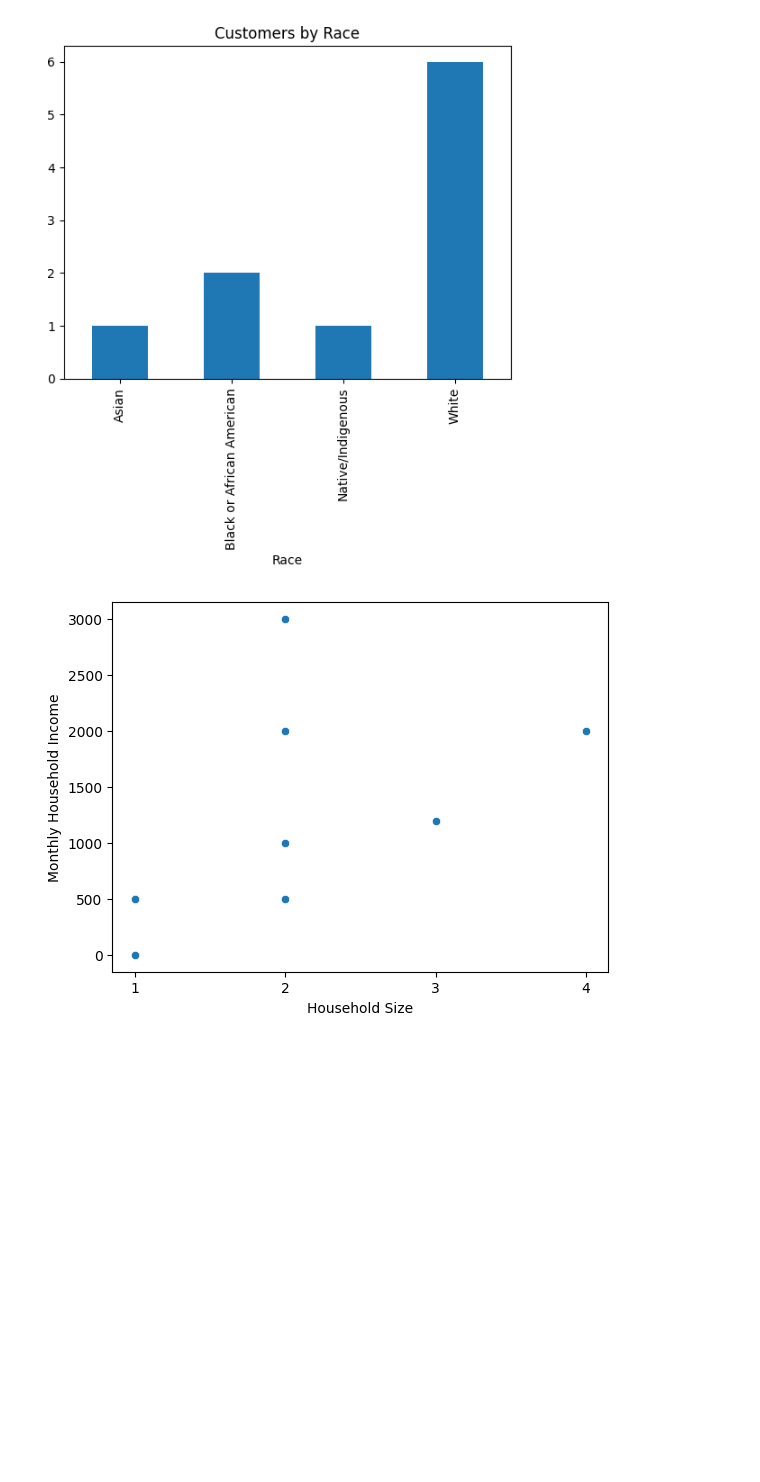
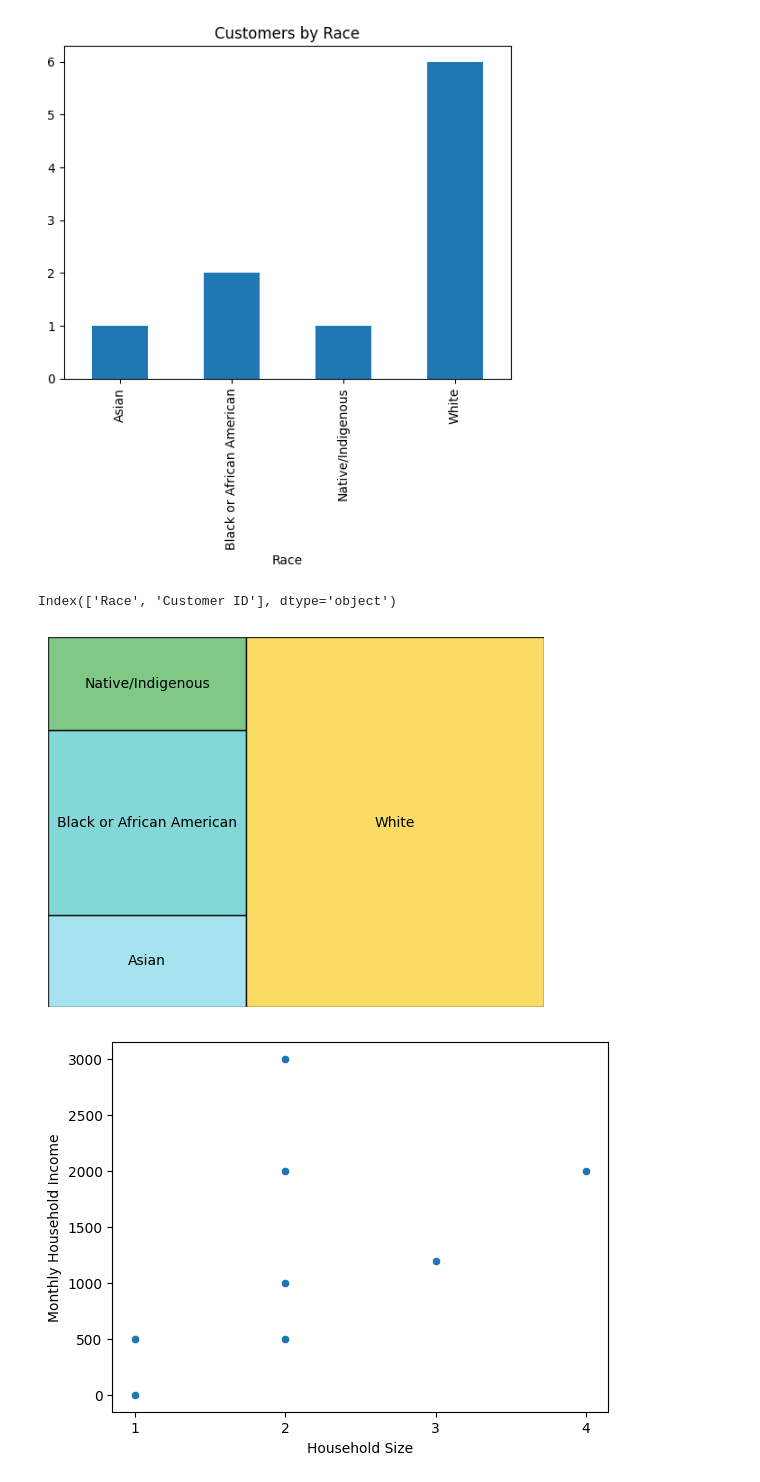
Before and after one commit to akerdolff/Plotting-practice, a Jupyter notebook: Plotting_practice.ipynb, the cells around one changed output. Cells and saved outputs as stored; diff of their text form; code cells hidden in the pictures; blank space fills up the shorter version.

```diff
--- a/Plotting_practice.ipynb
+++ b/Plotting_practice.ipynb
@@ -63,6 +70,23 @@ race_counts.plot(kind = 'bar', title = "Customers by Race", rot=90)
 # %% [output]
 <Axes: title={'center': 'Customers by Race'}, xlabel='Race'>
 [figure]
+# %%
+# Tree map of race
+# matplotlib
+
+racecounts_df = race_counts.to_frame().reset_index()
+
+print(racecounts_df.columns)
+
+colors = ['#91DCEA', '#64CDCC', '#5FBB68',
+          '#F9D23C', '#F9A729', '#FD6F30']
+
+squarify.plot(sizes=race_counts, label=racecounts_df['Race'], ec = 'black', alpha = 0.8, color = colors)
+plt.axis('off')
+plt.show()
+# %% [output]
+Index(['Race', 'Customer ID'], dtype='object')
+[figure, added]
 # %%
 # Scatter plot
 # seaborn
```
Also changed, not shown: parts of 2 cells of this notebook.
